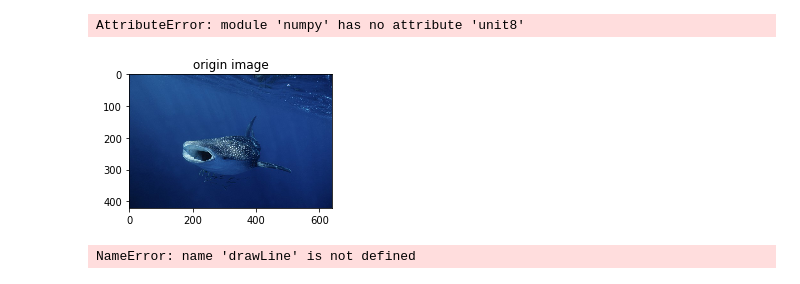
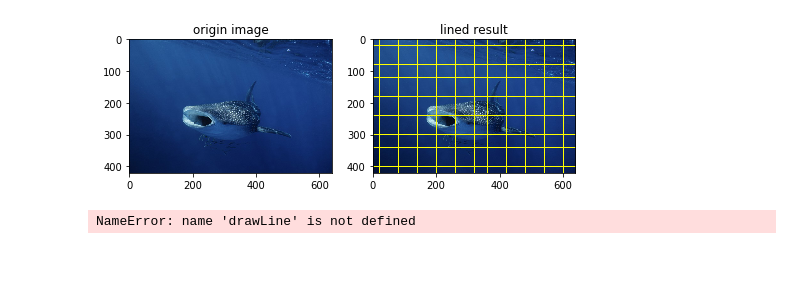
Before and after one commit to hander0928/1062multimedia_3B, a Jupyter notebook: hw_0530.ipynb, the cells around one changed output. Drawn from its saved outputs; the diff is of its cells as text; code cells hidden in the pictures.

```diff
--- a/hw_0530.ipynb
+++ b/hw_0530.ipynb
@@ -5,38 +5,37 @@ import numpy as np
 # %%
 def drawLine(image,color,linestep):
     rows,cols,dims=image.shape
-    ret_img = np.unit8(image)
+    ret_img = np.uint8(image)
 
     for i in range(linestep, rows, linestep):
         for j in range(0,cols):
             for k in range(0,3):
                 ret_img[i,j,k] = np.uint8(color[k])
 
     for i in range(0,rows):
         for j in range(linestep,cols,linestep):
             for k in range(0,3):
                 ret_img[i,j,k] = np.uint8(color[k])
     return ret_img
 
 img=io.imread('fish.jpg')
 
 color = [255,255,0]
 step = 20
 
 plt.figure(num=2,figsize=(8,8))
 plt.subplot(1,2,1)
 plt.title('origin image')
 plt.imshow(img)
 
 img2 = drawLine(img,color,step)
 
 plt.subplot(1,2,2)
 plt.title('lined result')
 plt.imshow(img2)
 plt.show()
 # %% [output]
-AttributeError: module 'numpy' has no attribute 'unit8'
-[figure, old version]
+[figure, new version]
 # %%
 # %% [output]
 NameError: name 'drawLine' is not defined
```
